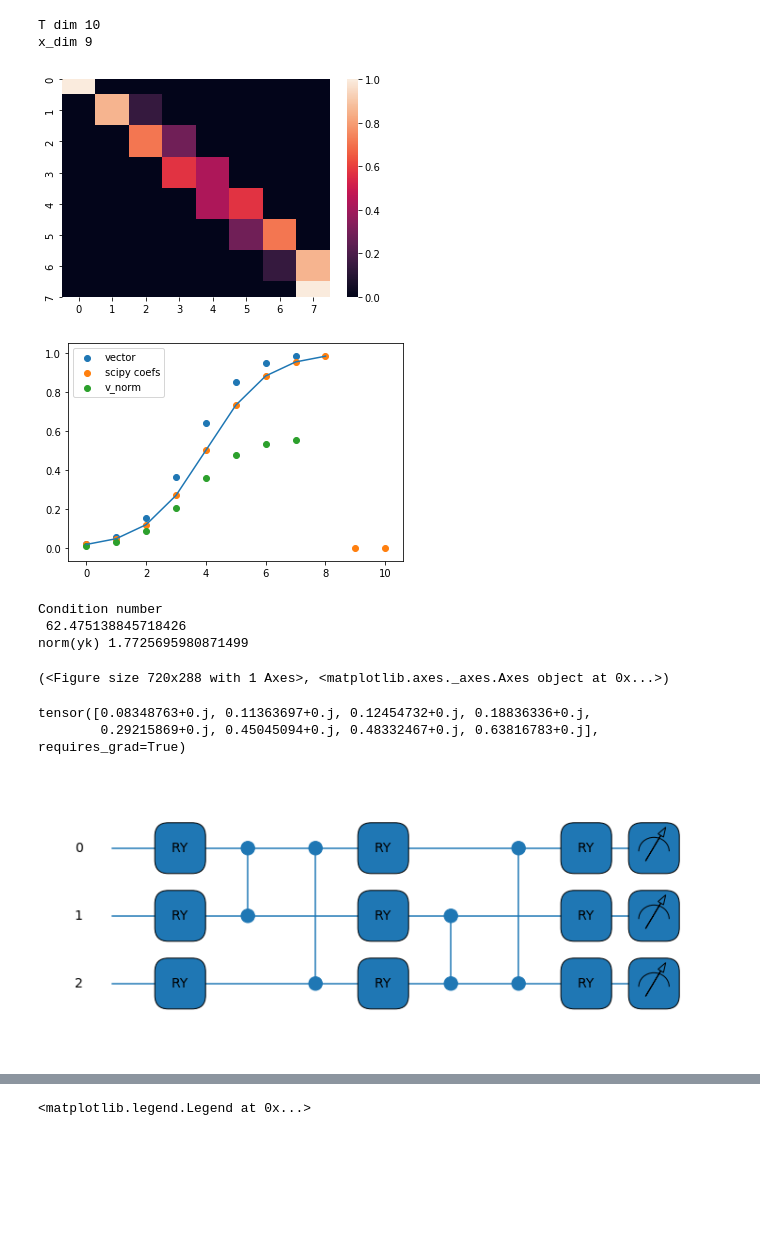
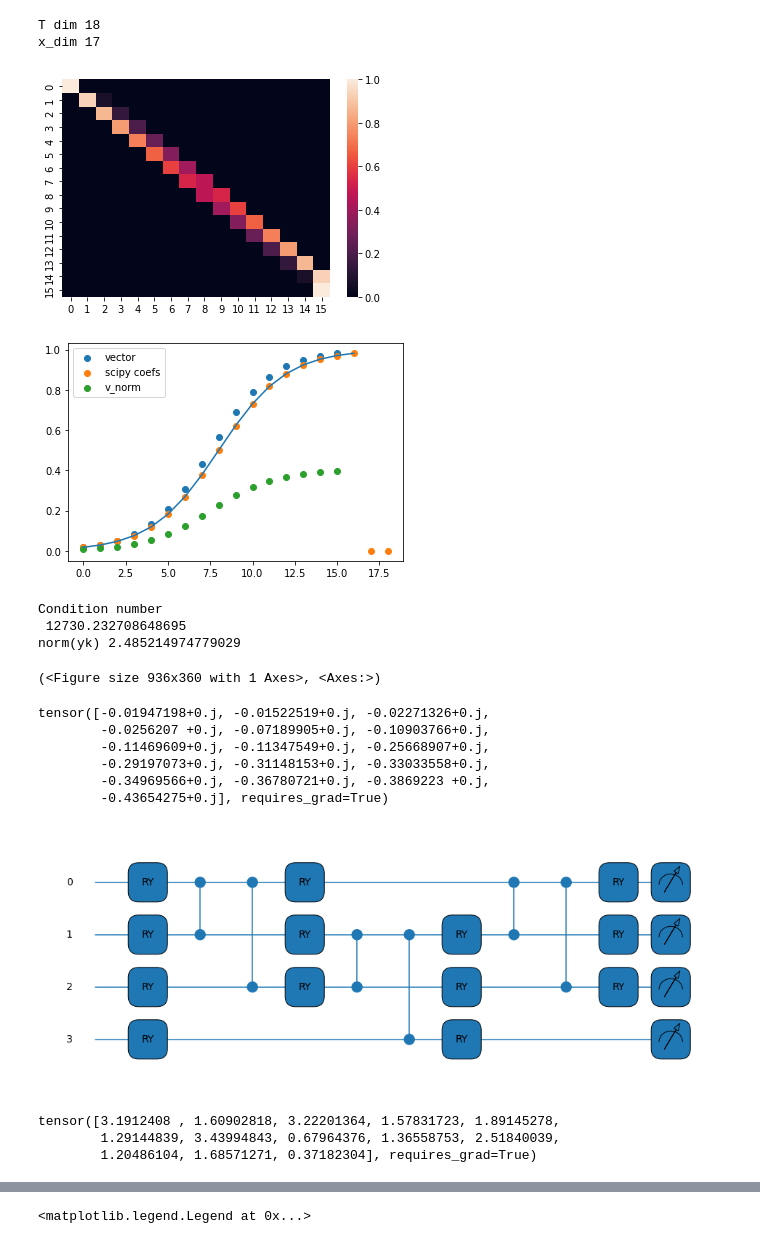
Before and after one commit to inajetovic/Variational-Quantum-Splines, a Jupyter notebook: test_weighted.ipynb, the cells around one changed output, grey strips where cells are left out. Saved outputs shown, nothing was run; the diff lists cells and outputs as text; code cells hidden in the pictures; blank space fills up the shorter version.

Commit message:
visualization increase

```diff
--- a/test_weighted.ipynb
+++ b/test_weighted.ipynb
@@ -3,11 +3,11 @@ from vqls import *
 from utils import *
 lower = 0.
 upper = 1.
-n_step = 8
+n_step = 16
 f_i = 0.0
 MAX_ITER = 100
 
-nq=3
+nq=4
 # K = 2^n = dim(T)-2
 # with dim(S) = KxK
 # n = num qubits
@@ -55,21 +55,31 @@ k_numb=np.linalg.cond(np.array(matrix))
 print('Condition number\n',k_numb)
 print('norm(yk)',np.linalg.norm(vector))
 # %% [output]
-T dim 10
-x_dim 9
+T dim 18
+x_dim 17
-[figure, old version]
+[figure, new version]
-[figure, old version]
+[figure, new version]
 Condition number
- 62.475138845718426
-norm(yk) 1.7725695980871499
+ 12730.232708648695
+norm(yk) 2.485214974779029
 # %%
 vqls_circuit = VQLS(matrix,v_norm,nq,opt='COBYLA')
 # %%
-weights = np.load("weights_8.npy")
+weights = np.load("weights_16_100.npy")
 q = vqls_circuit.solution(weights, True)
 q
 # %% [output]
-(<Figure size 720x288 with 1 Axes>, <matplotlib.axes._axes.Axes object at 0x...>)
+(<Figure size 936x360 with 1 Axes>, <Axes:>)
-tensor([0.08348763+0.j, 0.11363697+0.j, 0.12454732+0.j, 0.18836336+0.j,
-        0.29215869+0.j, 0.45045094+0.j, 0.48332467+0.j, 0.63816783+0.j], requires_grad=True)
+tensor([-0.01947198+0.j, -0.01522519+0.j, -0.02271326+0.j,
+        -0.0256207 +0.j, -0.07189905+0.j, -0.10903766+0.j,
+        -0.11469609+0.j, -0.11347549+0.j, -0.25668907+0.j,
+        -0.29197073+0.j, -0.31148153+0.j, -0.33033558+0.j,
+        -0.34969566+0.j, -0.36780721+0.j, -0.3869223 +0.j,
+        -0.43654275+0.j], requires_grad=True)
-[figure, old version]
+[figure, new version]
+# %%
+weights
+# %% [output]
+tensor([3.1912408 , 1.60902818, 3.22201364, 1.57831723, 1.89145278,
+        1.29144839, 3.43994843, 0.67964376, 1.36558753, 2.51840039,
+        1.20486104, 1.68571271, 0.37182304], requires_grad=True)
```
Also changed, not shown: parts of 2 cells of this notebook, 5 other files.
